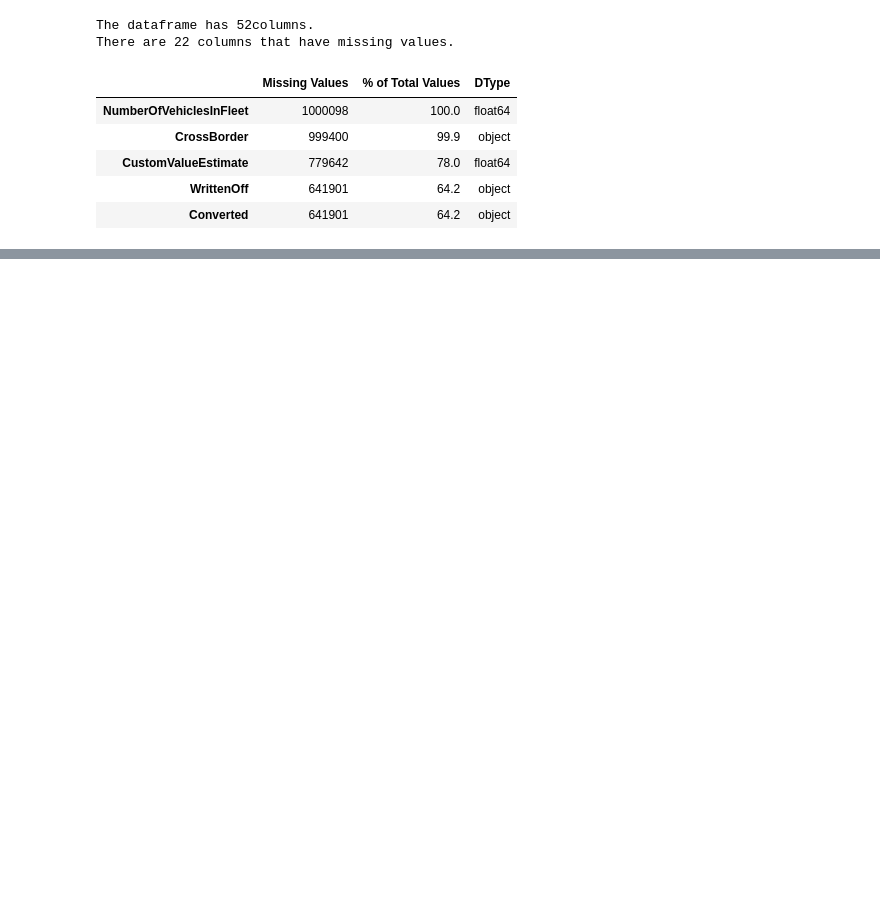
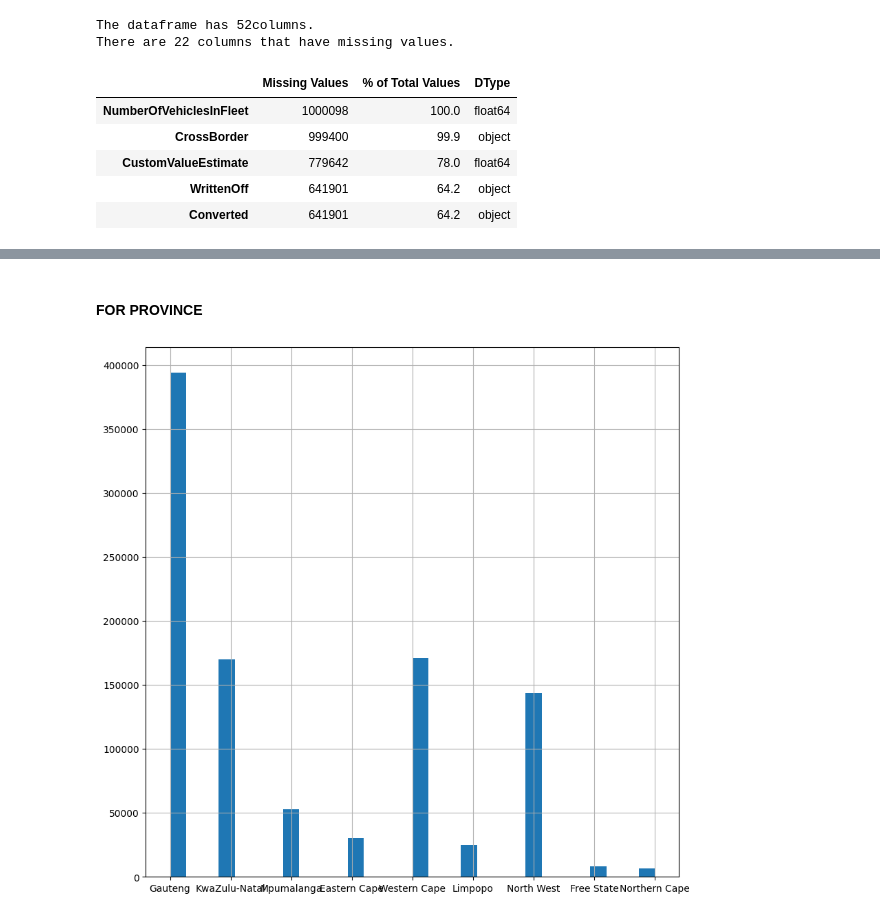
Before and after one commit to rinamoh/Kifiya-AIM-Week_3, a Jupyter notebook: notebooks/EDA.ipynb, the cells around one changed output, grey strips where cells are left out. Drawn from its saved outputs; the diff is of its cells as text; code cells hidden in the pictures; blank space fills up the shorter version.

```diff
--- a/notebooks/EDA.ipynb
+++ b/notebooks/EDA.ipynb
@@ -87,0 +120,7 @@ unique_values.head()
+# %% [markdown]
+#### FOR PROVINCE
+# %%
+df['Province'].hist(bins=30, figsize=(10, 10))
+plt.show()
+# %% [output]
+[figure, added]
```
Also changed, not shown: parts of 17 cells of this notebook, 1 other file.
